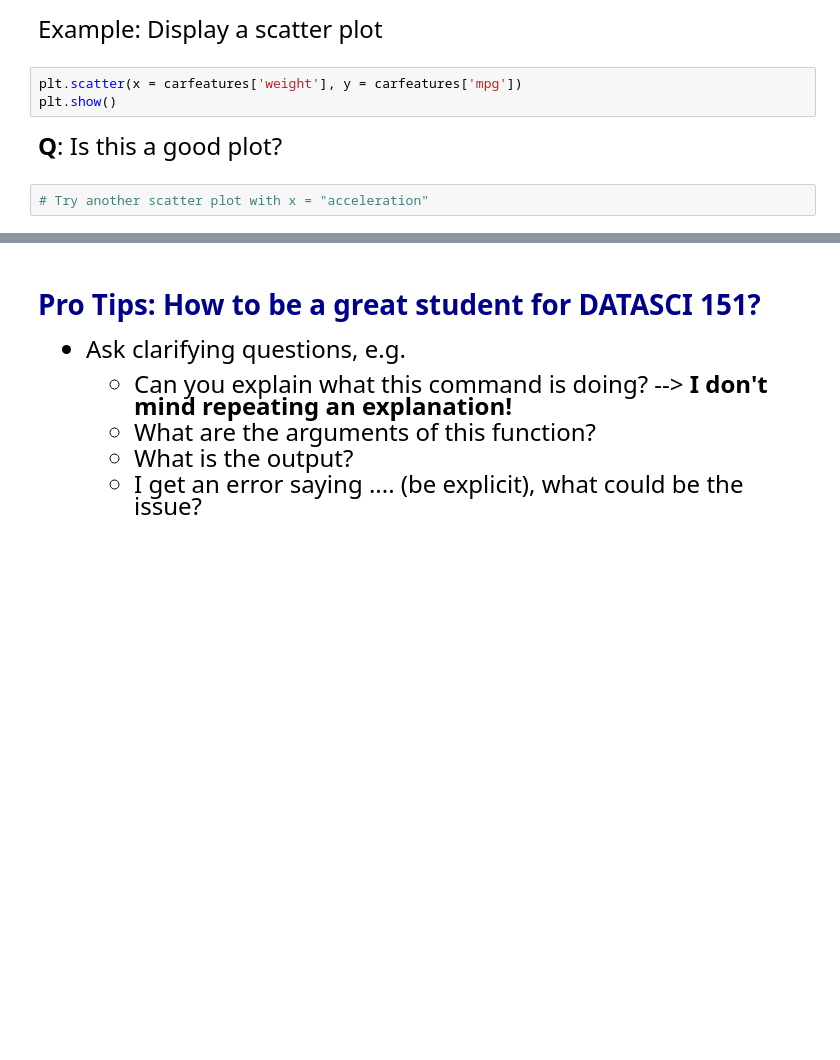
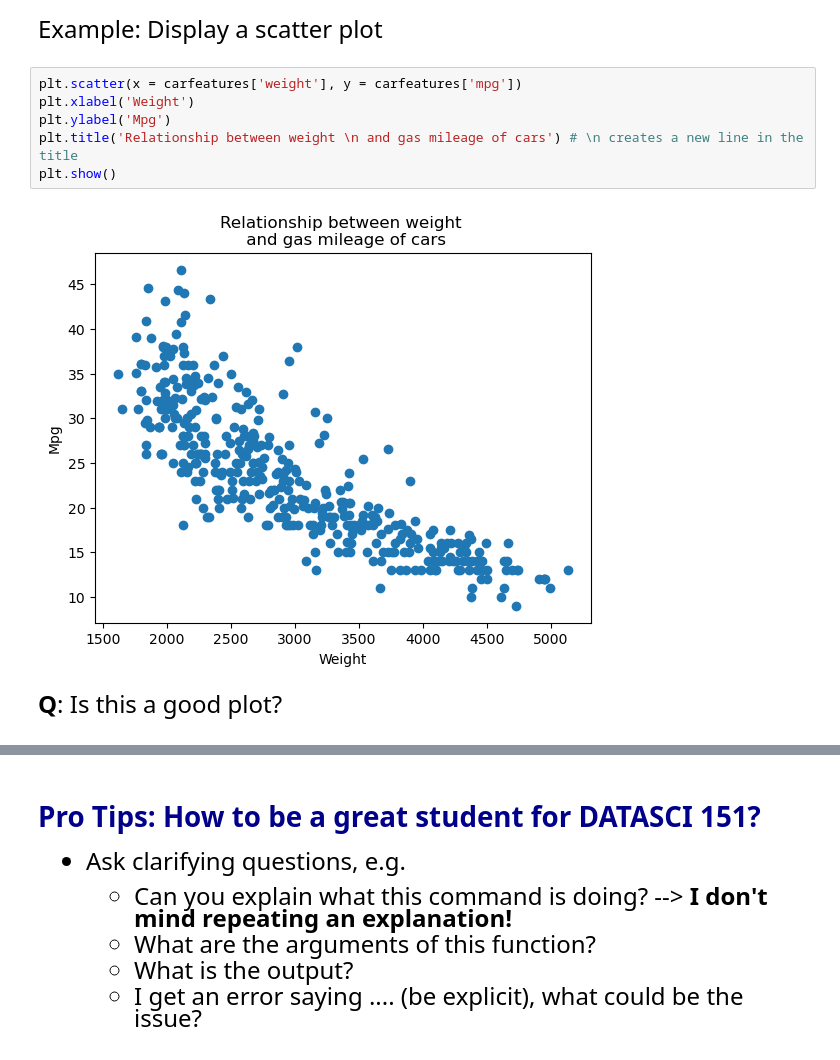
Before and after one commit to ianyoon06/datasci151spring2026, a Jupyter notebook: lecture_02/lecture_02.ipynb, the cells around one changed output, grey strips where cells are left out. Saved outputs shown, nothing was run; the diff lists cells and outputs as text; blank space fills up the shorter version.

```diff
--- a/lecture_02/lecture_02.ipynb
+++ b/lecture_02/lecture_02.ipynb
@@ -375,12 +390,15 @@ display(carfeatures.describe(percentiles=[.33, .66]))
 <font size="5">
 
 Example: Display a scatter plot
-# %%
-plt.scatter(x = carfeatures['weight'], y = carfeatures['mpg'])
-plt.show()
+# %%
+plt.scatter(x = carfeatures['weight'], y = carfeatures['mpg'])
+plt.xlabel('Weight')
+plt.ylabel('Mpg')
+plt.title('Relationship between weight \n and gas mileage of cars') # \n creates a new line in the title
+plt.show()
+# %% [output]
+[figure, added]
 # %% [markdown]
 <font size = "5">
 
 **Q**: Is this a good plot?
-# %%
-# Try another scatter plot with x = "acceleration"
```
Also changed, not shown: parts of 3 cells of this notebook.
